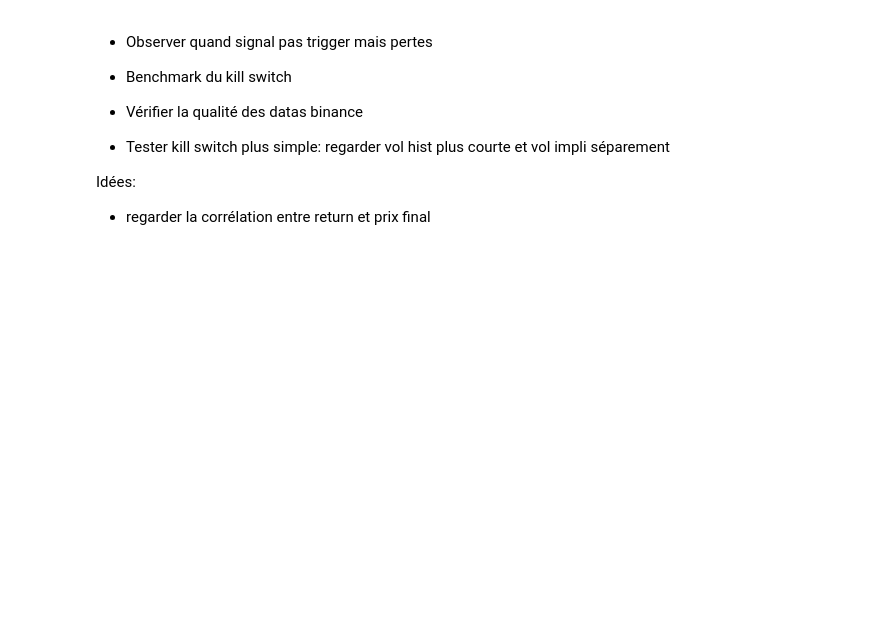
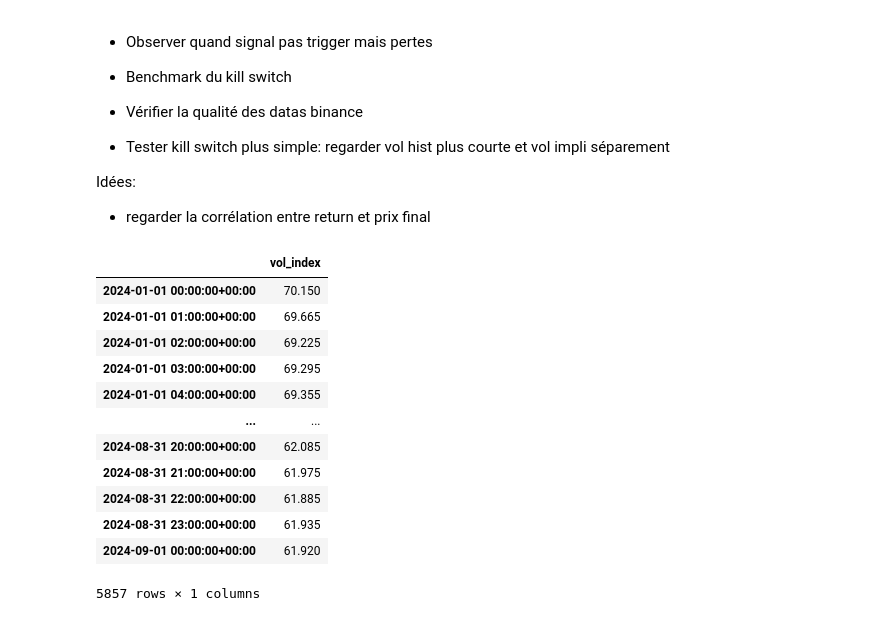
Before and after one commit to RedactedLabsGit/backtester-RL, a Jupyter notebook: scratchpad.ipynb, the cells around one changed output. Cells and saved outputs as stored; diff of their text form; code cells hidden in the pictures; blank space fills up the shorter version.

```diff
--- a/scratchpad.ipynb
+++ b/scratchpad.ipynb
@@ -48,4 +48,4 @@ print(orderbook)
 from src.kandel import kandel_simulator
 from src.time_series import load_csv
 # %%
-ts = load_csv("data/ETHUSDC-1s-2024-01>08.csv")[:4*30*24*3600]
+ts = load_csv("data/binance/ETHUSDC-2024-01>08_1s.csv")
@@ -97,8 +105,6 @@ res["quote_returns"] = res["mtm"] / (quote + base) - 1
 # %%
 window_hours = window // 3600 - 1
 res_1h = res.resample("1h").last()
-iv_1h = implied_vol.resample("1h").last()
-iv_1h[-len(res_1h) :]
 
 # PLOT
 fig = make_subplots(
@@ -166,7 +172,7 @@ fig.add_trace(
 fig.add_trace(
     go.Scatter(
         x=iv_1h.index[-len(res_1h) + window_hours :],
-        y=iv_1h.bvol[-len(res_1h) + window_hours :],
+        y=iv_1h.vol_index[-len(res_1h) + window_hours :],
         mode="lines",
         name="IV"
     ),
@@ -372,0 +376,16 @@ Idées:
+# %%
+iv_1h
+# %% [output]
+|  | vol_index |
+| 2024-01-01 00:00:00+00:00 | 70.150 |
+| 2024-01-01 01:00:00+00:00 | 69.665 |
+| 2024-01-01 02:00:00+00:00 | 69.225 |
+| 2024-01-01 03:00:00+00:00 | 69.295 |
+| 2024-01-01 04:00:00+00:00 | 69.355 |
+| ... | ... |
+| 2024-08-31 20:00:00+00:00 | 62.085 |
+| 2024-08-31 21:00:00+00:00 | 61.975 |
+| 2024-08-31 22:00:00+00:00 | 61.885 |
+| 2024-08-31 23:00:00+00:00 | 61.935 |
+| 2024-09-01 00:00:00+00:00 | 61.920 |
+5857 rows × 1 columns
```
Also changed, not shown: parts of 14 cells of this notebook.
